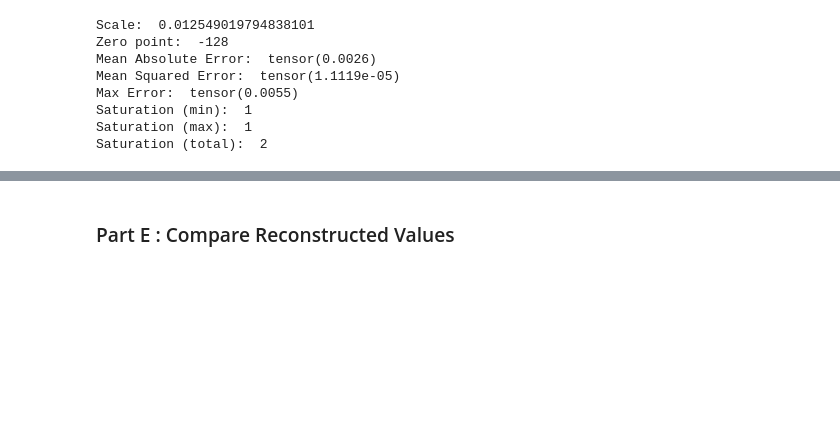
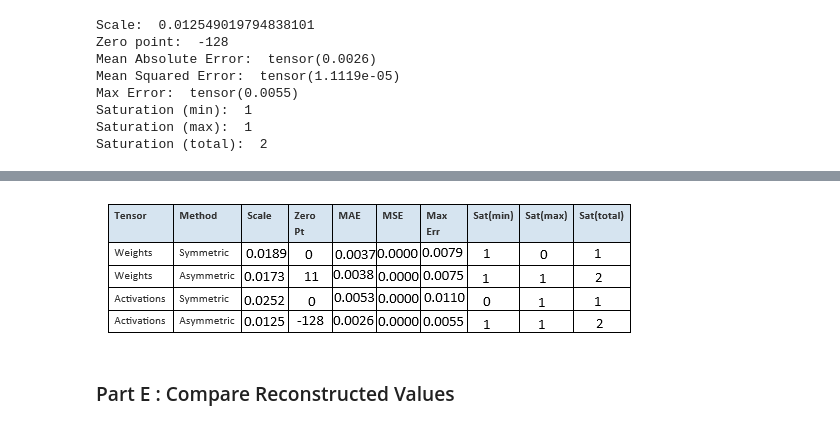
Before and after one commit to VEDHA-SREE-G/AIML-Assessment, a Jupyter notebook: Module-3/onboarding-quantization/Vedha-Sree-G/task_03_symmetric_asymmetric.ipynb.ipynb, the cells around one changed output, grey strips where cells are left out. Cells and saved outputs as stored; diff of their text form; code cells hidden in the pictures; blank space fills up the shorter version.

```diff
--- a/Module-3/onboarding-quantization/Vedha-Sree-G/task_03_symmetric_asymmetric.ipynb.ipynb
+++ b/Module-3/onboarding-quantization/Vedha-Sree-G/task_03_symmetric_asymmetric.ipynb.ipynb
@@ -179,3 +178,7 @@ Saturation (total):  2
+# %%
+Image(filename="Documents/Observation.png")
+# %% [output]
+[figure, added]
 # %% [markdown]
 ### Part E : Compare Reconstructed Values
 # %% [markdown]
```
Also changed, not shown: parts of 4 cells of this notebook.
